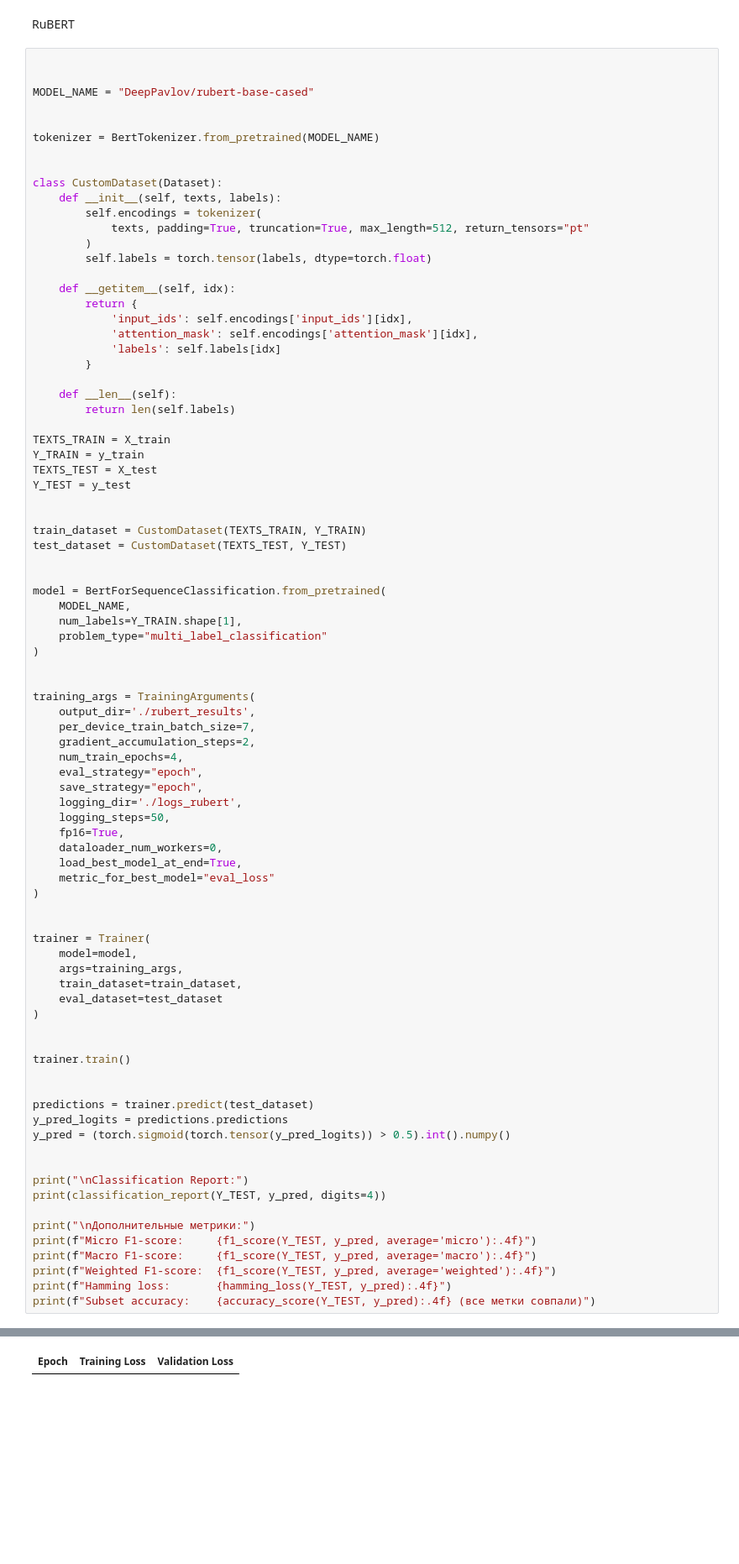
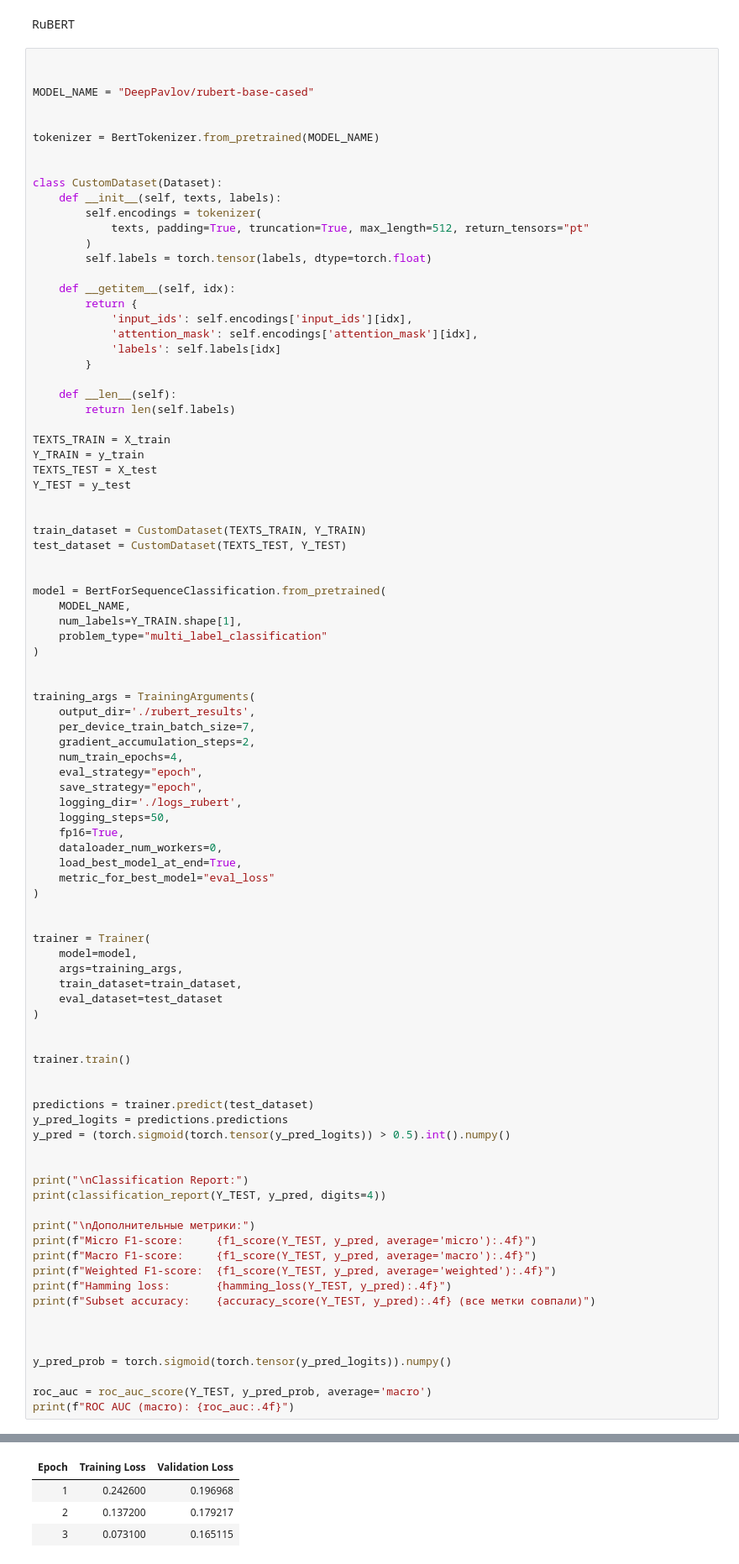
Before and after one commit to Sr123Saha/4_intensiv_4, a Jupyter notebook: main.ipynb, the cells around one changed output, grey strips where cells are left out. Shown at 84% size. Saved outputs shown, nothing was run; the diff lists cells and outputs as text; blank space fills up the shorter version.

```diff
--- a/main.ipynb
+++ b/main.ipynb
@@ -602,6 +514,13 @@ print(f"Macro F1-score:     {f1_score(Y_TEST, y_pred, average='macro'):.4f}")
 print(f"Weighted F1-score:  {f1_score(Y_TEST, y_pred, average='weighted'):.4f}")
 print(f"Hamming loss:       {hamming_loss(Y_TEST, y_pred):.4f}")
 print(f"Subset accuracy:    {accuracy_score(Y_TEST, y_pred):.4f} (все метки совпали)")
+
+
+
+y_pred_prob = torch.sigmoid(torch.tensor(y_pred_logits)).numpy()
+
+roc_auc = roc_auc_score(Y_TEST, y_pred_prob, average='macro')
+print(f"ROC AUC (macro): {roc_auc:.4f}")
 # %% [output]
 Some weights of BertForSequenceClassification were not initialized from the model checkpoint at DeepPavlov/rubert-base-cased and are newly initialized: ['classifier.bias', 'classifier.weight']
 You should probably TRAIN this model on a down-stream task to be able to use it for predictions and inference.
@@ -609 +528,4 @@ You should probably TRAIN this model on a down-stream task to be able to use it
 | Epoch | Training Loss | Validation Loss |
+| 1 | 0.242600 | 0.196968 |
+| 2 | 0.137200 | 0.179217 |
+| 3 | 0.073100 | 0.165115 |
```
Also changed, not shown: parts of 15 cells of this notebook, 3 other files.
